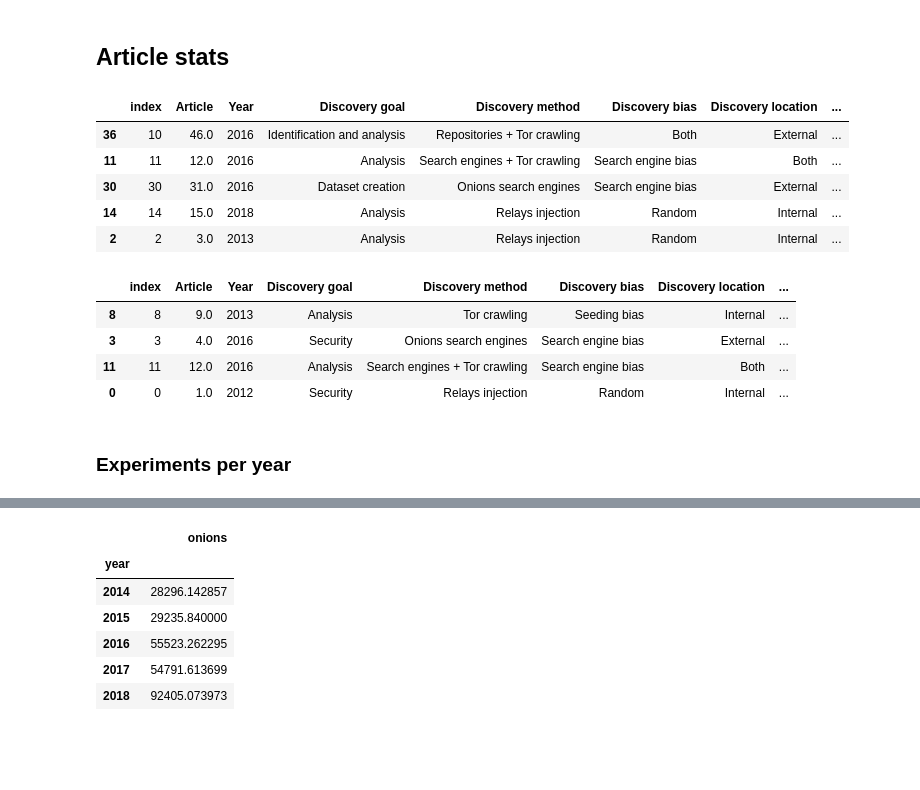
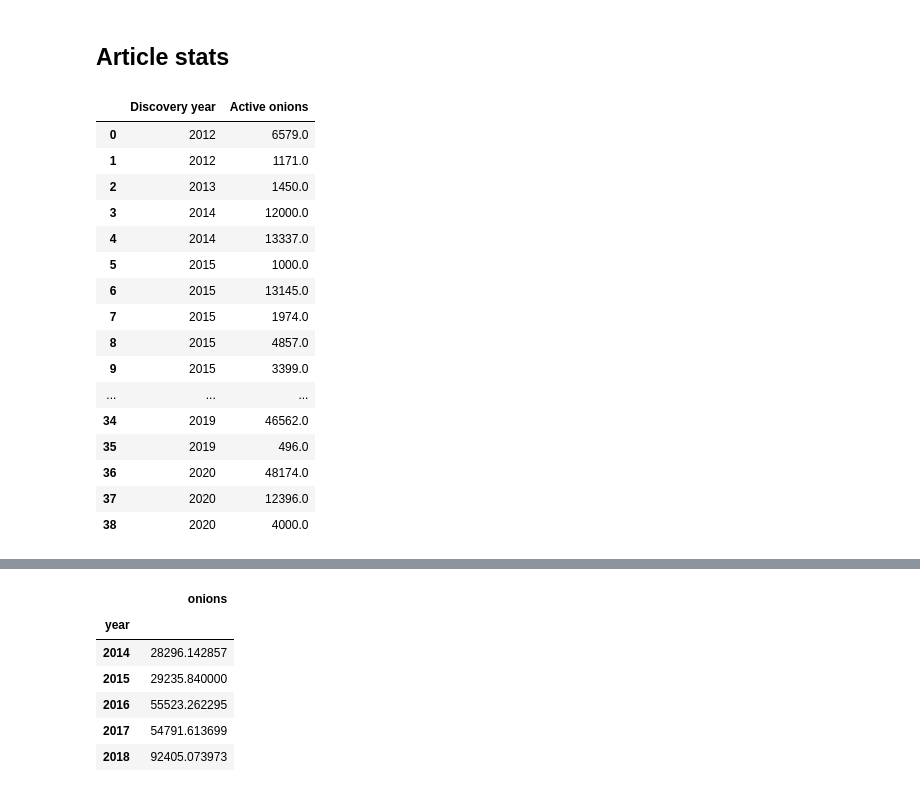
Before and after one commit to javier-pg/onions-discovery, a Jupyter notebook: data/analysis.ipynb, the cells around one changed output, grey strips where cells are left out. Cells and saved outputs as stored; diff of their text form; code cells hidden in the pictures; blank space fills up the shorter version.

Commit message:
Updating data and analysis

```diff
--- a/data/analysis.ipynb
+++ b/data/analysis.ipynb
@@ -16,26 +17,26 @@ import itertools
 # %% [markdown]
 ## Article stats
-# %%
-articles_scholar = pd.read_csv('scholar.csv', usecols=[0,1,2,3,4,5,6,7,8])
-articles_scopus = pd.read_csv('scopus.csv', usecols=[0,1,2,3,4,5,6,7,8])
-articles = [articles_scholar,articles_scopus]
-articles = pd.concat(articles)
-articles = articles[articles['Daily discovery']>0.0]
-articles.reset_index(inplace=True)
-articles.sample(5)
-# %% [output]
-|  | index | Article | Year | Discovery goal | Discovery method | Discovery bias | Discovery location | ... |
-| 36 | 10 | 46.0 | 2016 | Identification and analysis | Repositories + Tor crawling | Both | External | ... |
-| 11 | 11 | 12.0 | 2016 | Analysis | Search engines + Tor crawling | Search engine bias | Both | ... |
-| 30 | 30 | 31.0 | 2016 | Dataset creation | Onions search engines | Search engine bias | External | ... |
-| 14 | 14 | 15.0 | 2018 | Analysis | Relays injection | Random | Internal | ... |
-| 2 | 2 | 3.0 | 2013 | Analysis | Relays injection | Random | Internal | ... |
 # %%
+articles = pd.read_csv('review.csv', usecols=[1,4])
 articles.Year = pd.to_datetime(articles.Year.astype('int'), format='%Y').dt.year
-articles.sample(4)
+articles.columns = ['Discovery year', 'Active onions']
+articles['Active onions'] = articles['Active onions'].astype('float64')
+display(articles)
 # %% [output]
-|  | index | Article | Year | Discovery goal | Discovery method | Discovery bias | Discovery location | ... |
-| 8 | 8 | 9.0 | 2013 | Analysis | Tor crawling | Seeding bias | Internal | ... |
-| 3 | 3 | 4.0 | 2016 | Security | Onions search engines | Search engine bias | External | ... |
-| 11 | 11 | 12.0 | 2016 | Analysis | Search engines + Tor crawling | Search engine bias | Both | ... |
-| 0 | 0 | 1.0 | 2012 | Security | Relays injection | Random | Internal | ... |
+|  | Discovery year | Active onions |
+| 0 | 2012 | 6579.0 |
+| 1 | 2012 | 1171.0 |
+| 2 | 2013 | 1450.0 |
+| 3 | 2014 | 12000.0 |
+| 4 | 2014 | 13337.0 |
+| 5 | 2015 | 1000.0 |
+| 6 | 2015 | 13145.0 |
+| 7 | 2015 | 1974.0 |
+| 8 | 2015 | 4857.0 |
+| 9 | 2015 | 3399.0 |
+| ... | ... | ... |
+| 34 | 2019 | 46562.0 |
+| 35 | 2019 | 496.0 |
+| 36 | 2020 | 48174.0 |
+| 37 | 2020 | 12396.0 |
+| 38 | 2020 | 4000.0 |
@@ -44,2 +42,0 @@ articles.Year = articles.Year.astype('int')
-# %% [markdown]
-### Experiments per year
```
Also changed, not shown: parts of 53 cells of this notebook, 13 other files.
